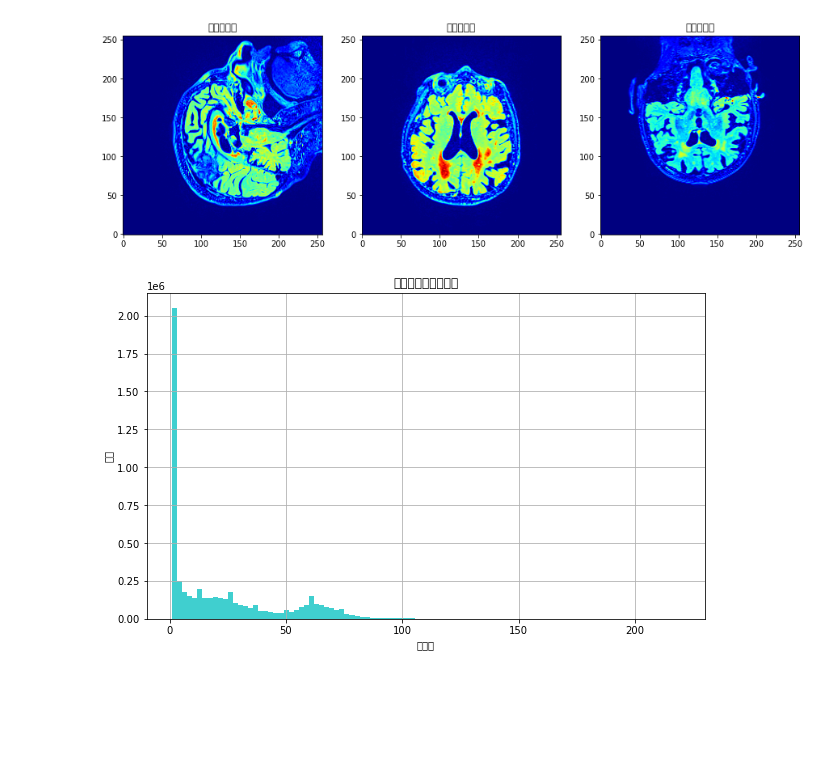
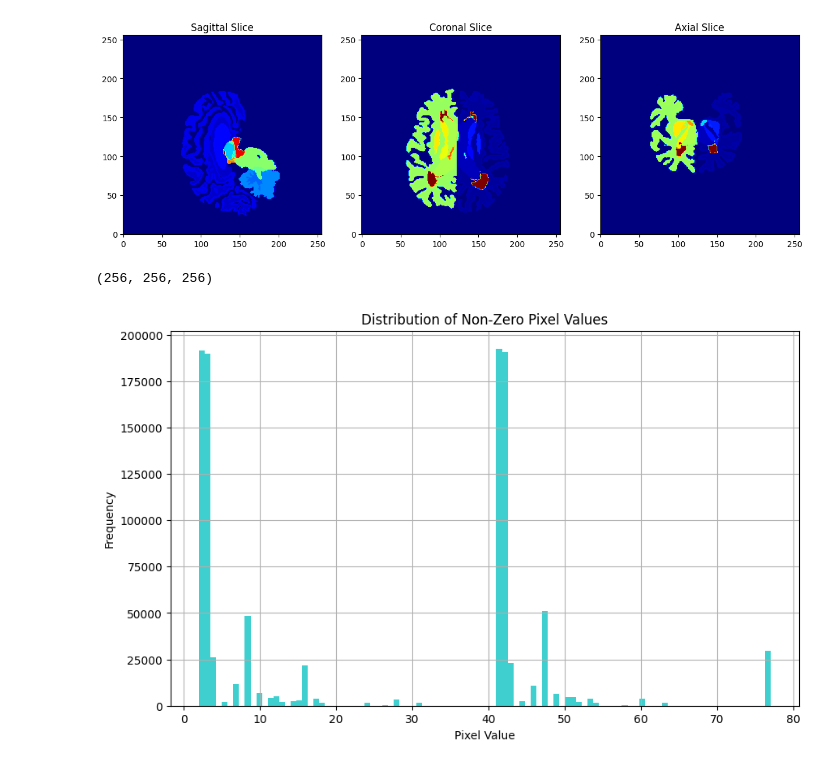
Before and after one commit to sujuntao2022/ADNI-XAI, a Jupyter notebook: Model_Training_3dResAtt.ipynb, the cells around one changed output. Cells and saved outputs as stored; diff of their text form; code cells hidden in the pictures; blank space fills up the shorter version.

```diff
--- a/Model_Training_3dResAtt.ipynb
+++ b/Model_Training_3dResAtt.ipynb
@@ -4,35 +4,39 @@ import matplotlib.pyplot as plt
 import nibabel as nib
 
 # Load the NIfTI file
-file_path = r'D:\Work\Medical image\Sagittal_3D_FLAIR\Processed\ADNI_003_S_1074_MR_Sagittal_3D_FLAIR__br_raw_20170929151143755_43_S615872_I912464-test.nii'  # Please replace with your file path
+file_path = r'D:\Juntao\Data\Accelerated_Sagittal\Segemented\116_S_4855.nii'  # Please replace with your file path
 mri_image = nib.load(file_path)
 image_data = mri_image.get_fdata()
 
 # Obtain the indices of the middle slice
 slice_x = image_data.shape[0] // 2
 slice_y = image_data.shape[1] // 2
 slice_z = image_data.shape[2] // 2
 
 # Extract the slices
 slice_0 = image_data[slice_x, :, :]
 slice_1 = image_data[:, slice_y, :]
 slice_2 = image_data[:, :, slice_z]
 
 # Plot the slices
 fig, axes = plt.subplots(1, 3, figsize=(15, 5))
 axes[0].imshow(slice_0.T, cmap='jet', origin="lower")
 axes[0].set_title('Sagittal Slice')
 
 axes[1].imshow(slice_1.T, cmap='jet', origin="lower")
 axes[1].set_title('Coronal Slice')
 
 axes[2].imshow(slice_2.T, cmap='jet', origin="lower")
 axes[2].set_title('Axial Slice')
 
 # Display the images
 plt.show()
 # %% [output]
-[figure, old version]
+[figure, new version]
+# %%
+image_data.shape
+# %% [output]
+(256, 256, 256)
 # %%
 # Retrieve non-zero pixel values
 non_zero_values = image_data[image_data > 0]
@@ -46,4 +50,4 @@ plt.title('Distribution of Non-Zero Pixel Values')
 plt.grid(True)
 plt.show()
 # %% [output]
-[figure, old version]
+[figure, new version]
```
Also changed, not shown: parts of 33 cells of this notebook.
